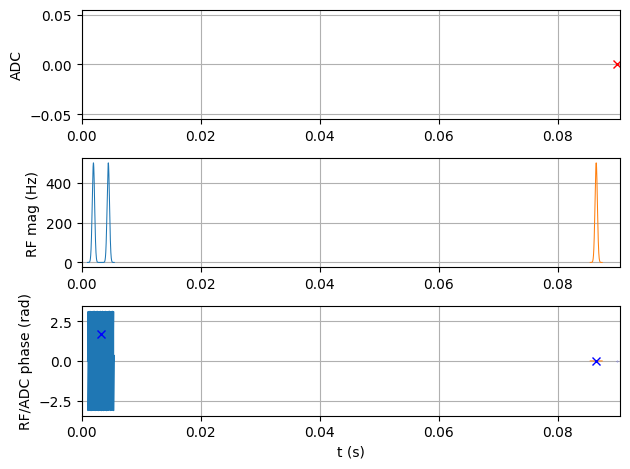
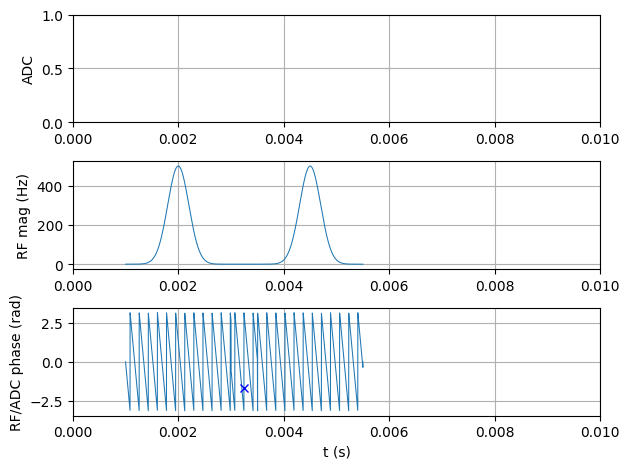
The notebook cell's code change between the first figure and the second:
--- before
+++ after
@@ -8,3 +8,3 @@
 
 if FLAG_PLOT_SEQUENCE:
-    seq.plot(time_range=[0.00, .1]) #time_range=[0.00, .03]
+    seq.plot(time_range=[0.00, .01]) #time_range=[0.00, .03]

Commit: Improved simulatenous simulation of rf and gz